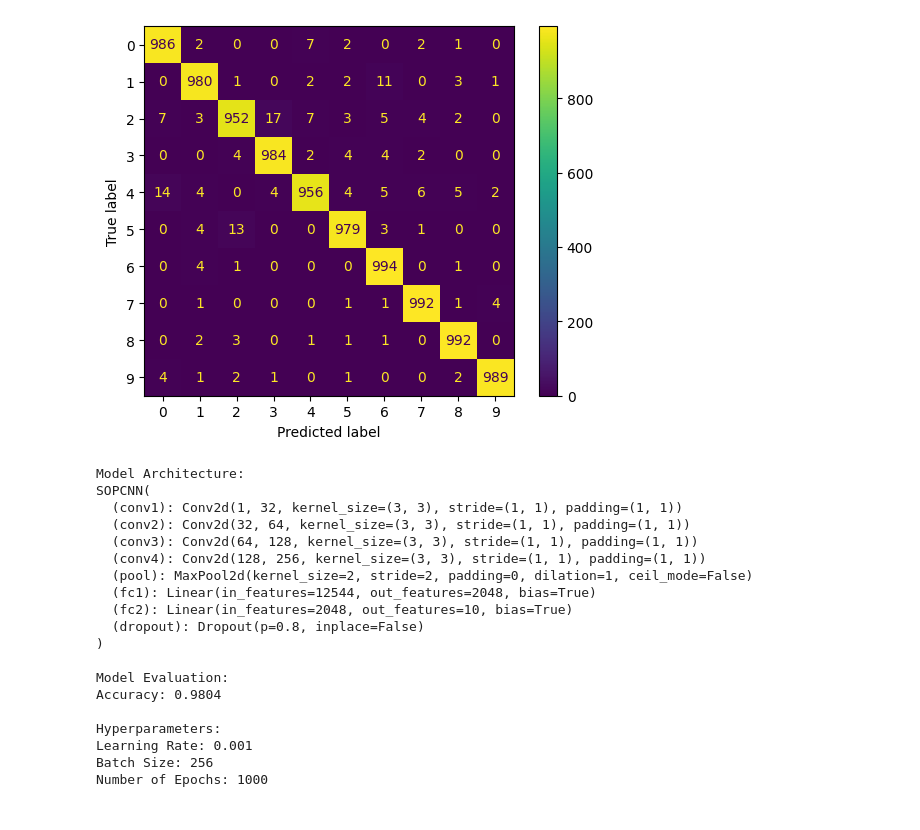
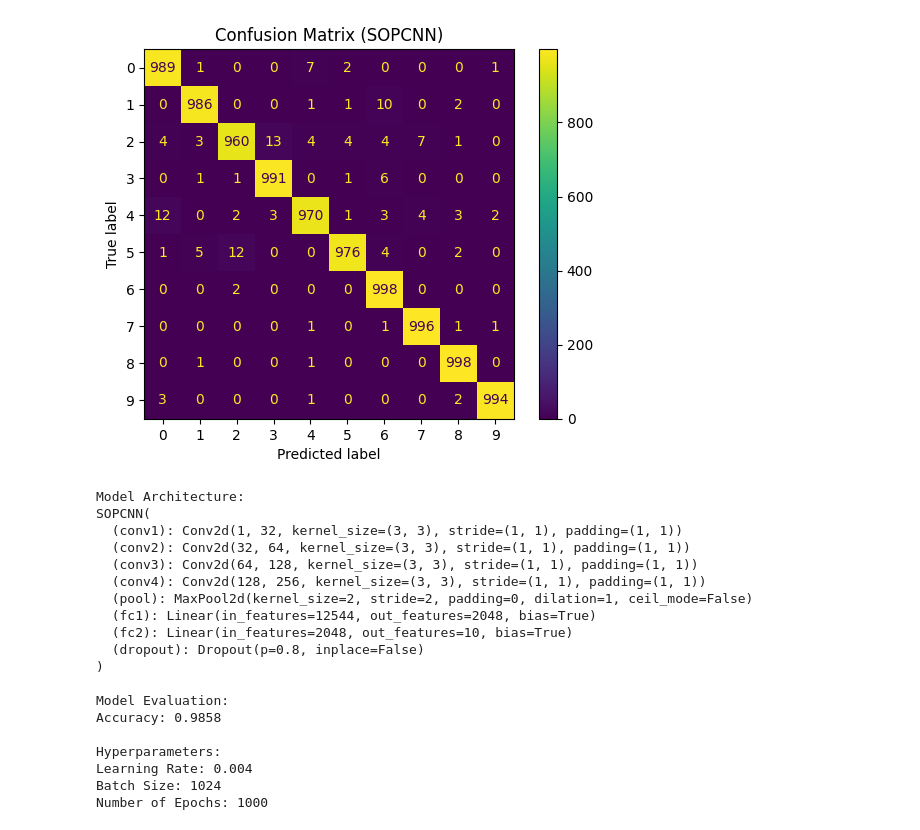
Before and after one commit to wandbrandon/EEL6814-NN, a Jupyter notebook: project1/cnn_project1_sopcnn.ipynb, the cells around one changed output. Saved outputs shown, nothing was run; the diff lists cells and outputs as text; code cells hidden in the pictures.

```diff
--- a/project1/cnn_project1_sopcnn.ipynb
+++ b/project1/cnn_project1_sopcnn.ipynb
@@ -16,4 +16,13 @@ torch.set_default_device(device)
 # %%
 num_epochs = 1000
-batch_size = 256
-learning_rate = 0.01
+batch_size = 1024
+learning_rate = 0.004
+# %%
+train_dataset = torchvision.datasets.KMNIST(root='./data', train=True, download=True, transform=transforms.ToTensor())
+# get mean and std of the dataset
+train_loader = torch.utils.data.DataLoader(dataset=train_dataset, batch_size=len(train_dataset), shuffle=False)
+data = next(iter(train_loader))
+mean = data[0].mean()
+std = data[0].std()
+
+(mean, std)
@@ -20,22 +31,22 @@ learning_rate = 0.01
 # %%
 # KMNIST dataset
-transform_train = transform = transforms.Compose([
+transform_train = transforms.Compose([
         transforms.RandomRotation(10),  # Rotation
         transforms.RandomAffine(0, shear=10),  # Shearing
         transforms.RandomAffine(0, translate=(0.1, 0.1)),  # Shifting up and down
         transforms.RandomResizedCrop(28, scale=(0.8, 1.0)),  # Zooming
         transforms.Resize((28, 28)),  # Rescale
         transforms.ToTensor(),
-        transforms.Normalize((0.5,), (0.5,))
+        transforms.Normalize(mean=mean, std=std)
     ])
 
-transform_test = transforms.Compose([transforms.ToTensor(), transforms.Normalize((0.5,), (0.5,))])
+transform_test = transforms.Compose([transforms.ToTensor(), transforms.Normalize(mean=mean, std=std)])
 
 train_dataset = torchvision.datasets.KMNIST(root='./data', train=True, download=True, transform=transform_train)
 test_dataset = torchvision.datasets.KMNIST(root='./data', train=False, download=True, transform=transform_test)
 
-train_loader = torch.utils.data.DataLoader(dataset=train_dataset, batch_size=batch_size, shuffle=True, generator=torch.Generator(device=device))
-test_loader = torch.utils.data.DataLoader(dataset=test_dataset, batch_size=batch_size, shuffle=False, generator=torch.Generator(device=device))
+train_loader = torch.utils.data.DataLoader(dataset=train_dataset, batch_size=batch_size, shuffle=False)
+test_loader = torch.utils.data.DataLoader(dataset=test_dataset, batch_size=batch_size, shuffle=False)
 
 # visualize some of the data
 examples = iter(train_loader)
@@ -131,21 +148,15 @@ class EarlyStopping:
         torch.save(model.state_dict(), self.path)
         self.val_loss_min = val_loss
 # %%
-model = SOPCNN().to(device)
-
 # Loss and optimizer
 criterion = nn.CrossEntropyLoss()
 optimizer = optim.RAdam(model.parameters(), lr=learning_rate, decoupled_weight_decay=True)
 scheduler = optim.lr_scheduler.ExponentialLR(optimizer, gamma=0.9)
-early_stopping = EarlyStopping(patience=20, verbose=True)
+early_stopping = EarlyStopping(patience=10, verbose=True, path='sop_checkpoint.pt')
 
- # to track the training loss as the model trains
 train_losses = []
-# to track the validation loss as the model trains
 valid_losses = []
-# to track the average training loss per epoch as the model trains
 avg_train_losses = []
-# to track the average validation loss per epoch as the model trains
 avg_valid_losses = []
 
 # Training loop
@@ -176,10 +187,6 @@ for epoch in range(num_epochs):
             output = model(test_images)
             loss = criterion(output, test_labels)
             valid_losses.append(loss.item())
-            # accuracy
-            _, predicted = torch.max(output.data, 1)
-            total = test_labels.size(0)
-            correct = torch.eq(predicted, test_labels)
 
     train_loss = np.average(train_losses)
     valid_loss = np.average(valid_losses)
@@ -204,7 +211,7 @@ for epoch in range(num_epochs):
     early_stopping(valid_loss, model)
 
     if early_stopping.early_stop:
-        print("Early stopping")
+        print("Early stopping!")
         break
 
     scheduler.step()
@@ -215,37 +244,38 @@ KeyboardInterrupt:
 # %%
 # Evaluation and confusion matrix
-model.load_state_dict(torch.load('checkpoint.pt', weights_only=True))
+model.load_state_dict(torch.load('sop_checkpoint.pt', weights_only=True))
 
 model.eval()
 y_pred = []
 y_true = []
 
 with torch.no_grad():
     for images, labels in test_loader:
         images = images.to(device)
         labels = labels.to(device)
         outputs = model(images)
         _, predicted = torch.max(outputs.data, 1)
         y_true.extend(labels.cpu().numpy())
         y_pred.extend(predicted.cpu().numpy())
 
 # Confusion matrix
 cm = confusion_matrix(y_true, y_pred)
 cm_display = ConfusionMatrixDisplay(confusion_matrix=cm, display_labels=np.arange(10))
 cm_display.plot()
+plt.title("Confusion Matrix (SOPCNN)")
 plt.show()
 
 # Model summary of accuracy and hyperparameters
 print("Model Architecture:")
 print(model)
 print("\nModel Evaluation:")
 print(f"Accuracy: {np.mean(np.array(y_true) == np.array(y_pred))}")
 print("\nHyperparameters:")
 print(f"Learning Rate: {learning_rate}")
 print(f"Batch Size: {batch_size}")
 print(f"Number of Epochs: {num_epochs}")
 # %% [output]
-[figure, old version]
+[figure, new version]
 Model Architecture:
 SOPCNN(
   (conv1): Conv2d(1, 32, kernel_size=(3, 3), stride=(1, 1), padding=(1, 1))
@@ -259,9 +289,9 @@ SOPCNN(
 )
 
 Model Evaluation:
-Accuracy: 0.9804
+Accuracy: 0.9858
 
 Hyperparameters:
-Learning Rate: 0.001
-Batch Size: 256
+Learning Rate: 0.004
+Batch Size: 1024
 Number of Epochs: 1000
```
Also changed, not shown: parts of 6 cells of this notebook, 18 other files.
